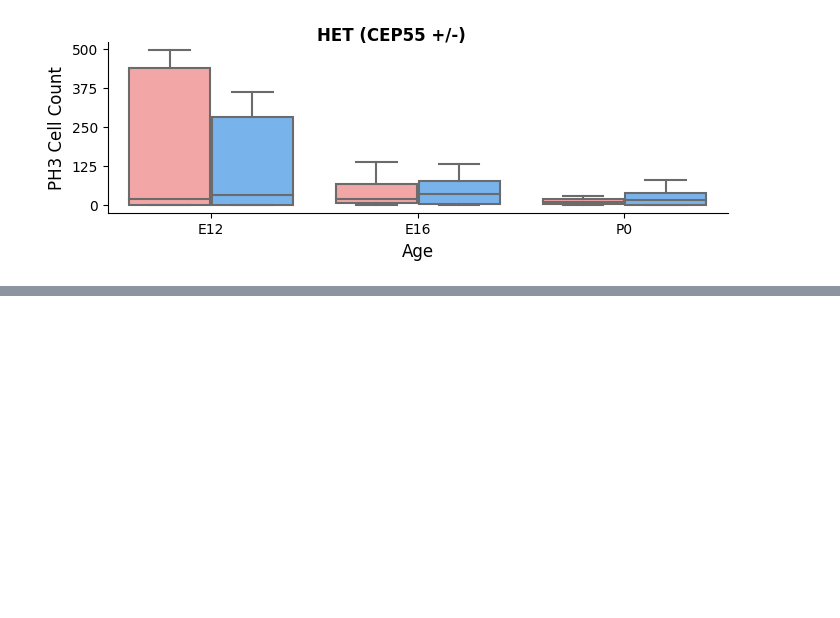
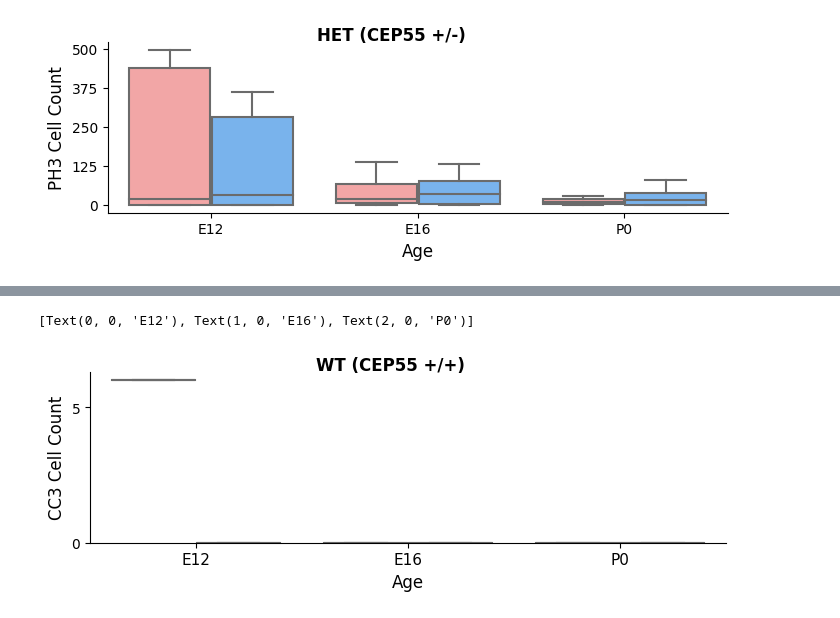
Before and after one commit to alzox/charts, a Jupyter notebook: notebooks/2025-04-13-brain.ipynb, the cells around one changed output, grey strips where cells are left out. Saved outputs shown, nothing was run; the diff lists cells and outputs as text; code cells hidden in the pictures; blank space fills up the shorter version.

```diff
--- a/notebooks/2025-04-13-brain.ipynb
+++ b/notebooks/2025-04-13-brain.ipynb
@@ -233,0 +267,16 @@ Text(5.069444444444452, 0.5, 'PH3 Cell Count')
+# %%
+g = sns.catplot(x="Age", y="Count", hue="Cep55_genotype", data=df_m[df_m["Cell_Type"] == "CEP55 +/+"], kind="box", height=5, aspect=1.5, estimator=np.mean, hue_order=["WT", "HT"],
+                errorbar="se", palette=["#FF9999", "#66B3FF"], legend_out=False)
+fig = g.figure
+fig.set_size_inches(7, 2)
+g.ax.set_yticks([0, 5])
+g._legend.remove()
+# Set Main title
+fig.suptitle("WT (CEP55 +/+)", fontsize=12, fontweight='bold', y=1.05)
+g.set_axis_labels("Age", "CC3 Cell Count", fontsize=12)
+g.ax.set_ylabel("CC3 Cell Count", fontsize=12)
+g.ax.set_ylim(0)
+g.ax.set_xticklabels(["E12", "E16", "P0"], fontsize=11)
+# %% [output]
+[Text(0, 0, 'E12'), Text(1, 0, 'E16'), Text(2, 0, 'P0')]
+[figure, added]
```
Also changed, not shown: parts of 6 cells of this notebook.
